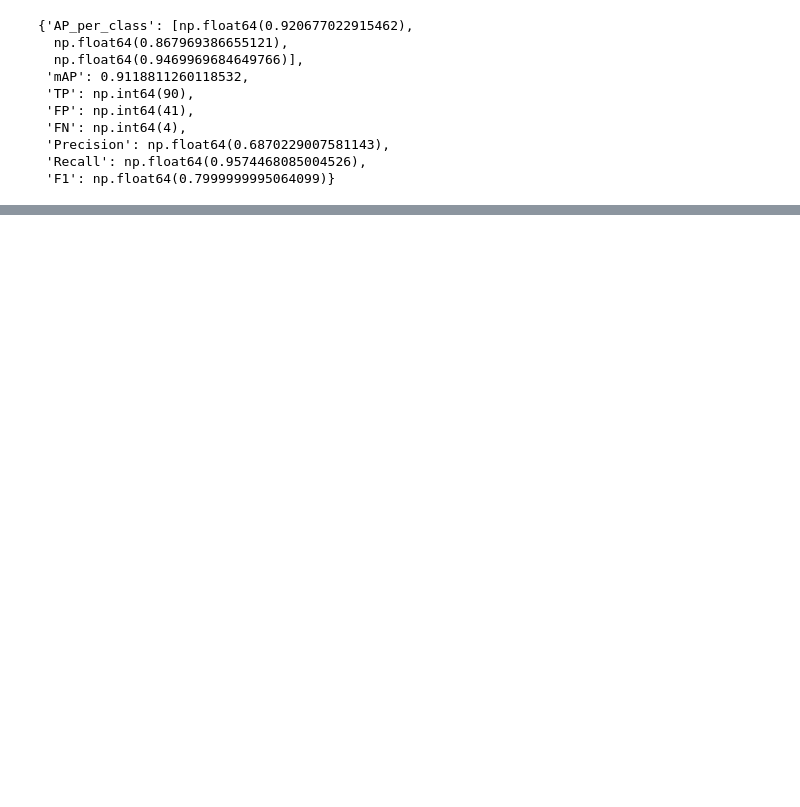
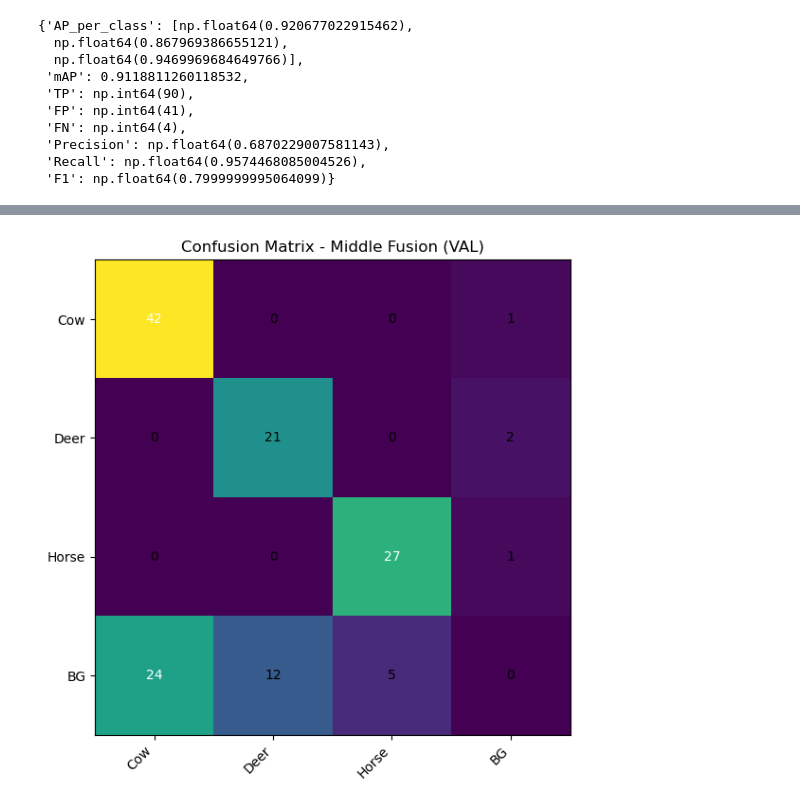
Before and after one commit to florzoffi/TP-Final-Vision, a Jupyter notebook: 5.YOLO-MIDDLE-F.ipynb, the cells around one changed output, grey strips where cells are left out. Cells and saved outputs as stored; diff of their text form; code cells hidden in the pictures; blank space fills up the shorter version.

```diff
--- a/5.YOLO-MIDDLE-F.ipynb
+++ b/5.YOLO-MIDDLE-F.ipynb
@@ -188 +195,17 @@ AP por clase: [np.float64(0.920677022915462), np.float64(0.867969386655121), np.
+# %%
+PRED_MF_VAL_DIR = ROOT / "runs" / "middle_fusion" / "preds_val"
+GT_VAL_DIR      = ROOT / "data" / "format_rgb" / "labels" / "val"
+
+cm_mf_val = confusion_matrix_yolo(
+    pred_dir=PRED_MF_VAL_DIR,
+    gt_dir=GT_VAL_DIR,
+    num_classes=NUM_CLASSES,
+    iou_threshold=0.5,
+)
+
+labels_cm = CLASS_LABELS + ["BG"]  # Background como columna extra
+
+plot_confusion_matrix(cm_mf_val, labels_cm, title="Confusion Matrix - Middle Fusion (VAL)")
+# %% [output]
+[figure, added]
 # %%
```
Also changed, not shown: parts of 12 cells of this notebook, 16 other files.
